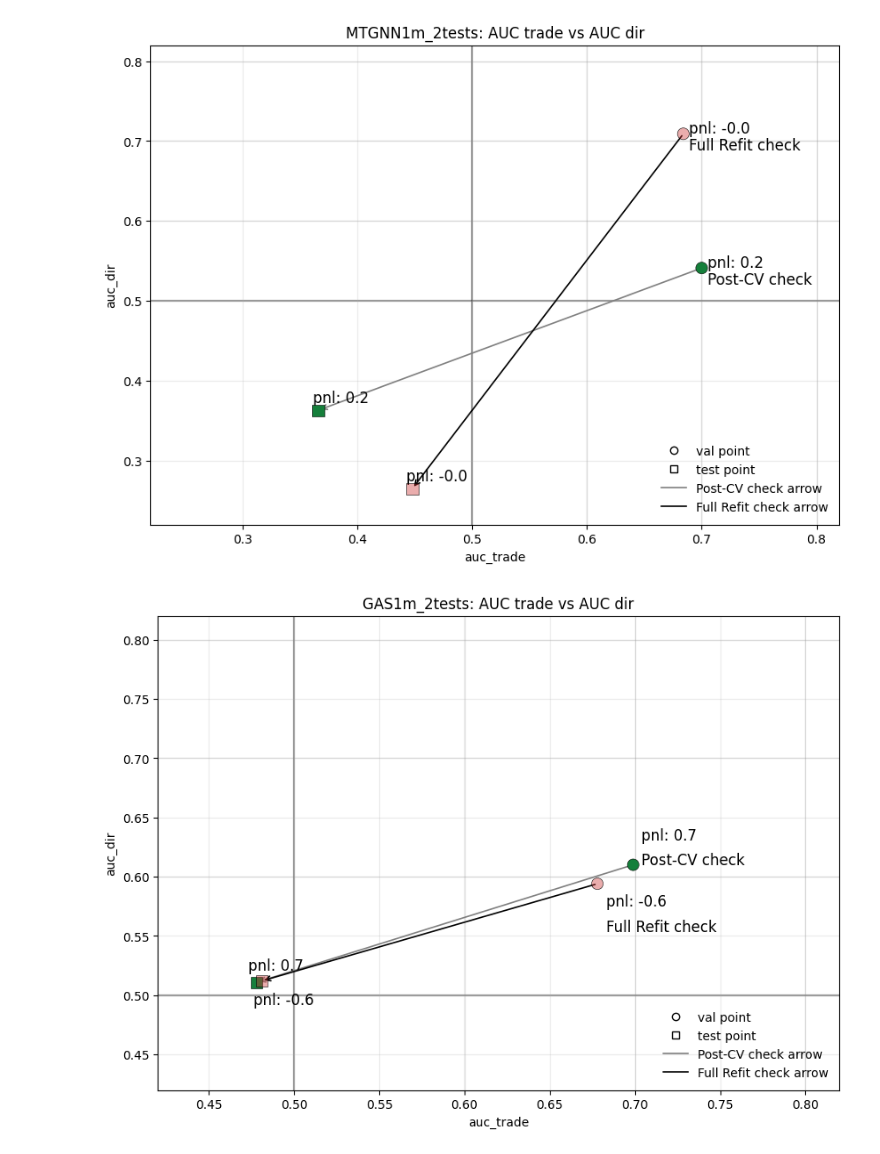
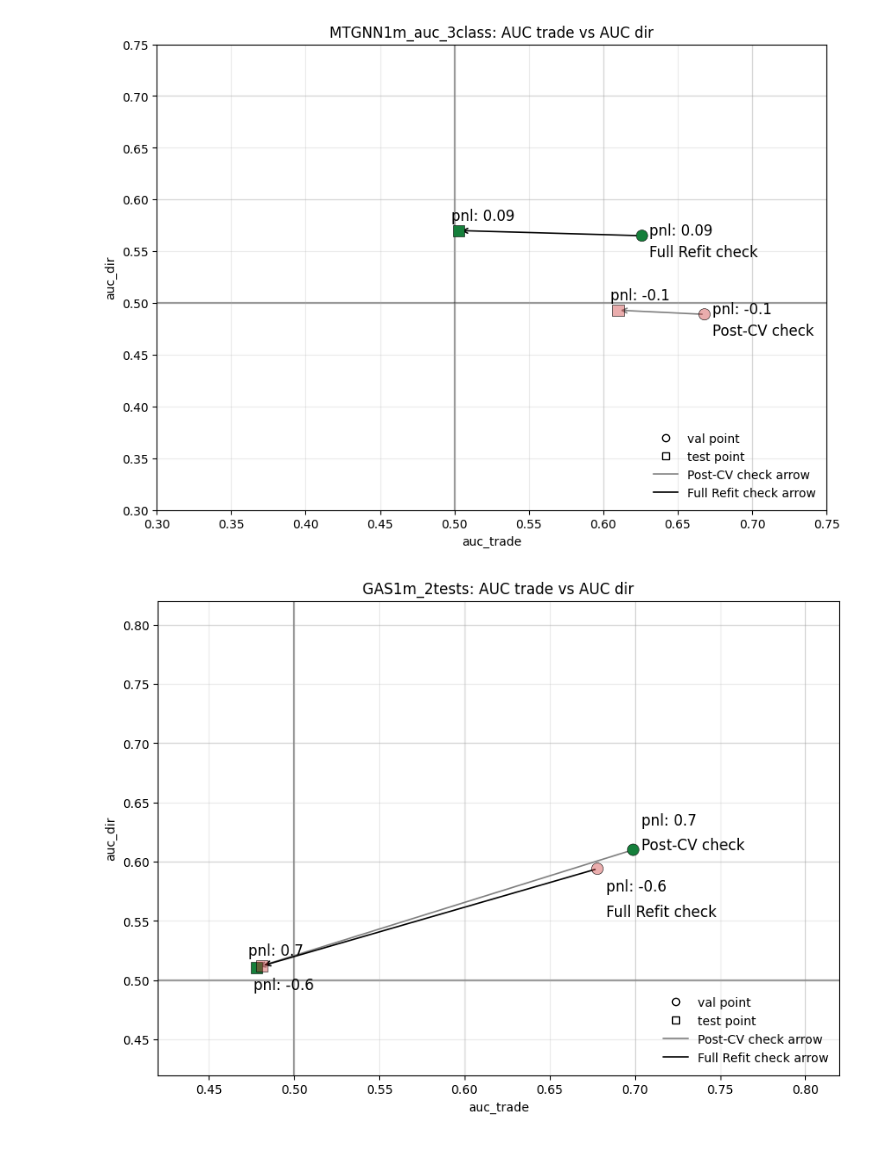
Before and after one commit to vitalii-novikov/Graph_Neural_Network_for_Market_Microstructure, a Jupyter notebook: visualisations/jan_stats.ipynb, the cells around one changed output. Cells and saved outputs as stored; diff of their text form; code cells hidden in the pictures.

```diff
--- a/visualisations/jan_stats.ipynb
+++ b/visualisations/jan_stats.ipynb
@@ -5,8 +5,8 @@ import numpy as np
 import matplotlib.pyplot as plt
 from matplotlib.lines import Line2D
 
-path = "GNNs2.csv"  # update if needed
-df = pd.read_csv(path).rename(columns={"Unnamed: 3": "type"})
+path = "GNNs_March_stats_1min.csv"  # update if needed
+df = pd.read_csv(path)#.rename(columns={"Unnamed: 3": "type"})
 
 for c in ["val_auc_trade", "val_auc_dir", "test_auc_trade", "test_auc_dir"]:
     df[c] = pd.to_numeric(df[c], errors="coerce")
@@ -18,5 +18,5 @@ df["test_auc_trade"] = df["test_auc_trade"].fillna(0)
 
 type_to_arrow = {"Post-CV check": "gray", "Full Refit check": "black"}
 
-df[df["freq"] == "5min"]
+df[df["freq"] == "1min"]
 # %% [output]
@@ -141,7 +148,11 @@ StopIteration:
 # %%
-names = ["MTGNN1m_2tests"]
-xlim = [0.22, 0.82]
-ylim = [0.22, 0.82]
+#names = ["MTGNN1m_2tests"]
+#names = ["MTGNN1m_heads&util_large6", "MTGNN1m_auc_3class", "MTGNN1m_heads&util_large7"]
+#names = ["MTGNN1m_heads&util_large6"]
+names = ["MTGNN1m_auc_3class"]
+#names = ["MTGNN1m_heads&util_large7"]
+xlim = [0.3, 0.75]
+ylim = [0.3, 0.75]
 
 d = df[df["Model type"].isin(names)].copy()
 has_test = d["test_auc_dir"].notna()
@@ -177,37 +188,37 @@ for r in d.loc[has_test].itertuples(index=False):
 
 for x, y, name, pnl_text in zip(x_val, y_val, d["type"].astype(str).to_list(), d["pnl_sum"].to_list()):
     ax.text(x + 0.005, y - 0.02, name, fontsize=12)
-    ax.text(x + 0.005, y + 0.001, f"pnl: {round(float(pnl_text),1)}", fontsize=12)
+    ax.text(x + 0.005, y + 0.001, f"pnl: {round(float(pnl_text),2)}", fontsize=12)
 
 flag = 0
 for x, y, name, pnl_text in zip(x_tst, y_tst, d["type"].astype(str).to_list(), d["pnl_sum"].to_list()):
     if flag <=2:
-        ax.text(x - 0.005, y + 0.01, f"pnl: {round(float(pnl_text),1)}", fontsize=12)
+        ax.text(x - 0.005, y + 0.01, f"pnl: {round(float(pnl_text),2)}", fontsize=12)
         flag+=1
     else:
-        ax.text(x - 0.005, y - 0.02, f"pnl: {round(float(pnl_text),1)}", fontsize=12)
+        ax.text(x - 0.005, y - 0.02, f"pnl: {round(float(pnl_text),2)}", fontsize=12)
 
 ax.set_title(f"{names[0]}: AUC trade vs AUC dir")
 ax.set_xlabel("auc_trade")
 ax.set_ylabel("auc_dir")
 ax.set_xlim(xlim[0], xlim[1])
 ax.set_ylim(ylim[0], ylim[1])
 ax.grid(True, alpha=0.25)
 
 ax.legend(
     handles=[
         Line2D([0], [0], marker="o", linestyle="None", markerfacecolor="white", markeredgecolor="k", label="val point"),
         Line2D([0], [0], marker="s", linestyle="None", markerfacecolor="white", markeredgecolor="k", label="test point"),
         Line2D([0], [0], color="gray", lw=1.2, label="Post-CV check arrow"),
         Line2D([0], [0], color="black", lw=1.2, label="Full Refit check arrow"),
     ],
     frameon=False,
     loc="lower right",
 )
 
 plt.show()
 # %% [output]
-[figure, old version]
+[figure, new version]
 # %%
 names = ["GAS1m_2tests"]
 xlim = [0.42, 0.82]
```
Also changed, not shown: parts of 5 cells of this notebook, 9 other files.
